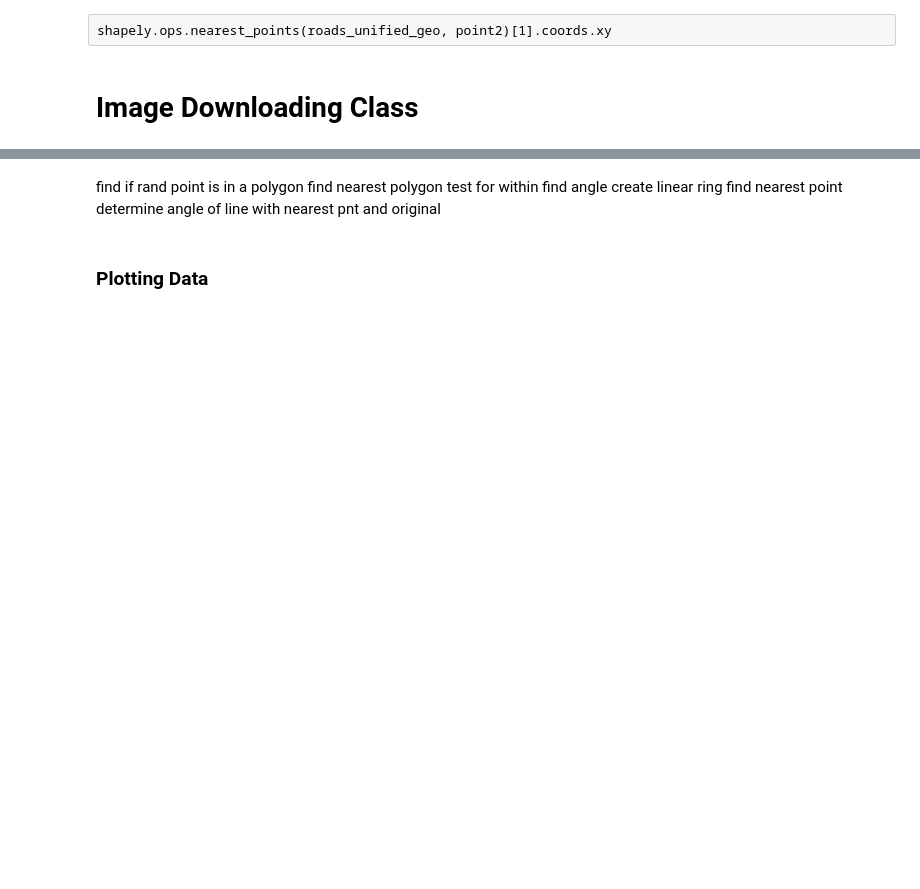
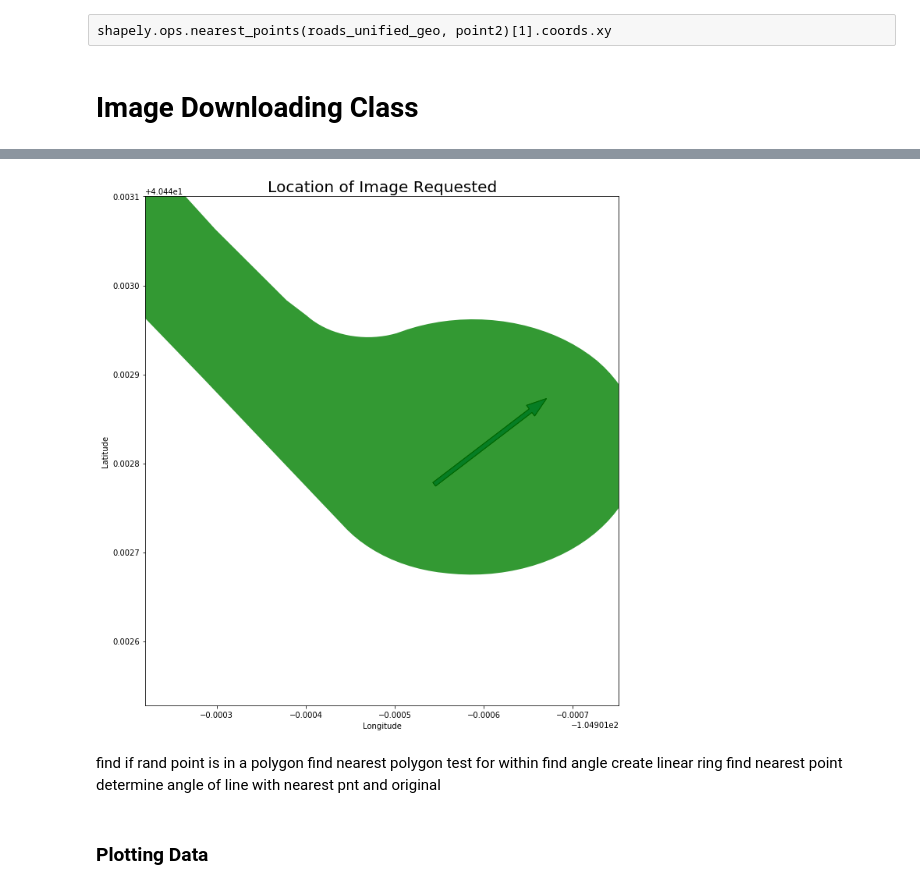
Before and after one commit to chrisoyer/sidewalk_deep-learning, a Jupyter notebook: sidewalks_deep_learning.ipynb, the cells around one changed output, grey strips where cells are left out. Saved outputs shown, nothing was run; the diff lists cells and outputs as text; code cells hidden in the pictures; blank space fills up the shorter version.

```diff
--- a/sidewalks_deep_learning.ipynb
+++ b/sidewalks_deep_learning.ipynb
@@ -372,0 +429,28 @@ image_grab.download_images()
+# %%
+#investigate individual points
+def location_checker(Lat=Lat, Lon=Lon, Head=Head):
+    dx, dy = -0.00010834599480347151, 8.278524822458166e-05
+    geod = pyproj.Geod(ellps='WGS84')
+    Lon2, Lat2, _ = geod.fwd(lons=Lon, lats=Lat, az=Head, dist=13, radians=False)
+    xrange = sorted([Lon, Lon2])
+    yrange = sorted([Lat, Lat2])
+    xrange = [xrange[0] - 3*dx, xrange[1] + 3*dx]
+    yrange = [yrange[0] - 3*dy, yrange[1] + 3*dy]
+
+    fig, ax = plt.subplots(figsize = (12,12))
+    sidewalk_gdf.geometry.plot(facecolor='g', linewidth=0, edgecolor='g', alpha=0.8, ax=ax)
+    arrow = plt.arrow(x=Lon, y=Lat, dx=dx, dy=dy, width=.000005)
+    ax.add_patch(arrow)
+    ax.set_xlim(*xrange)
+    ax.set_ylim(*yrange)
+    ax.set_xlabel('Longitude')
+    ax.set_ylabel('Latitude')
+    ax.set_title('Location of Image Requested', fontsize=20)
+    plt.plot();
+# %%
+Lat, Lon = 40.4427764, -104.9015445
+Head = 50
+dx, dy = -0.00010834599480347151, 8.278524822458166e-05
+location_checker()
+# %% [output]
+[figure, added]
```
Also changed, not shown: parts of 5 cells of this notebook.
